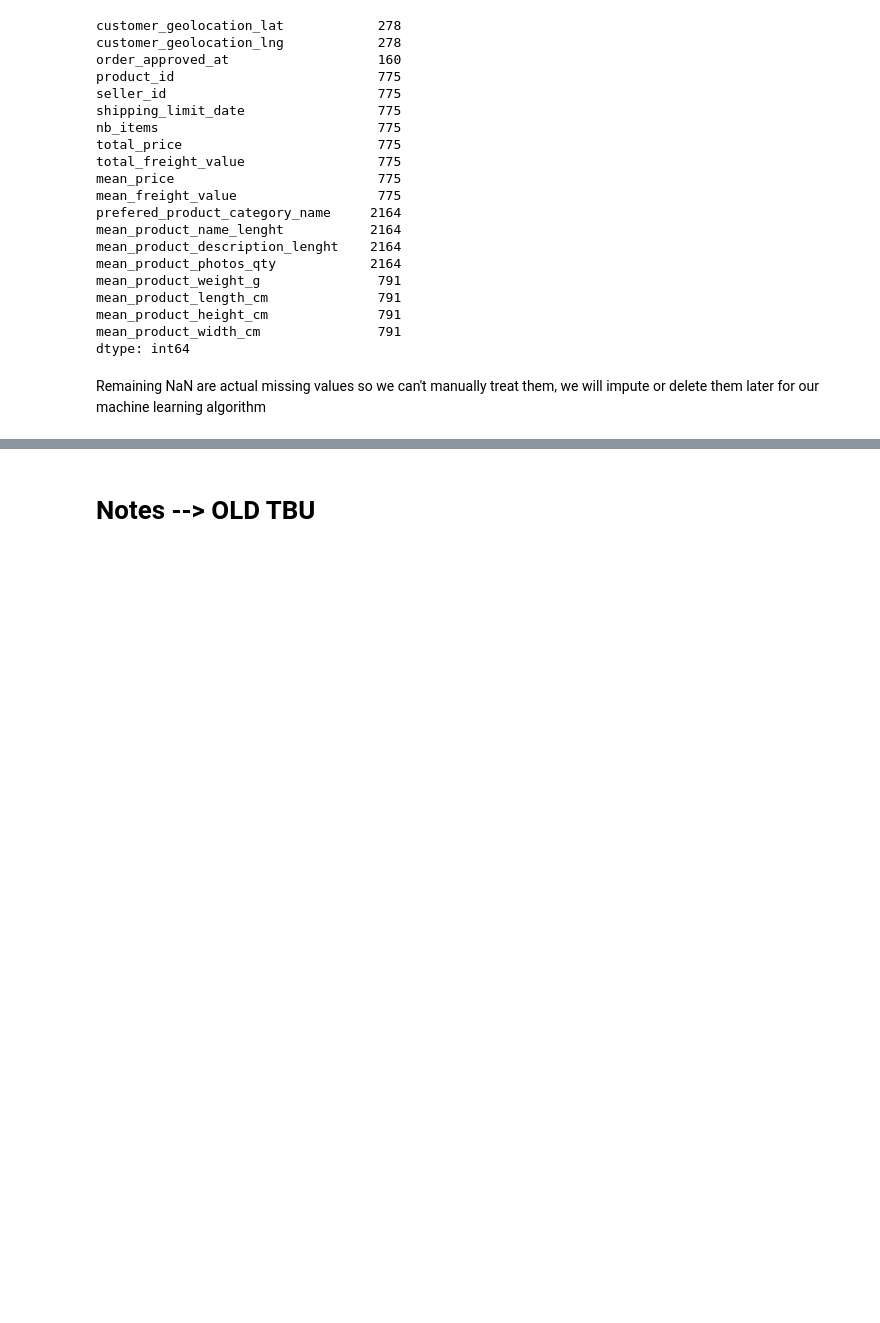
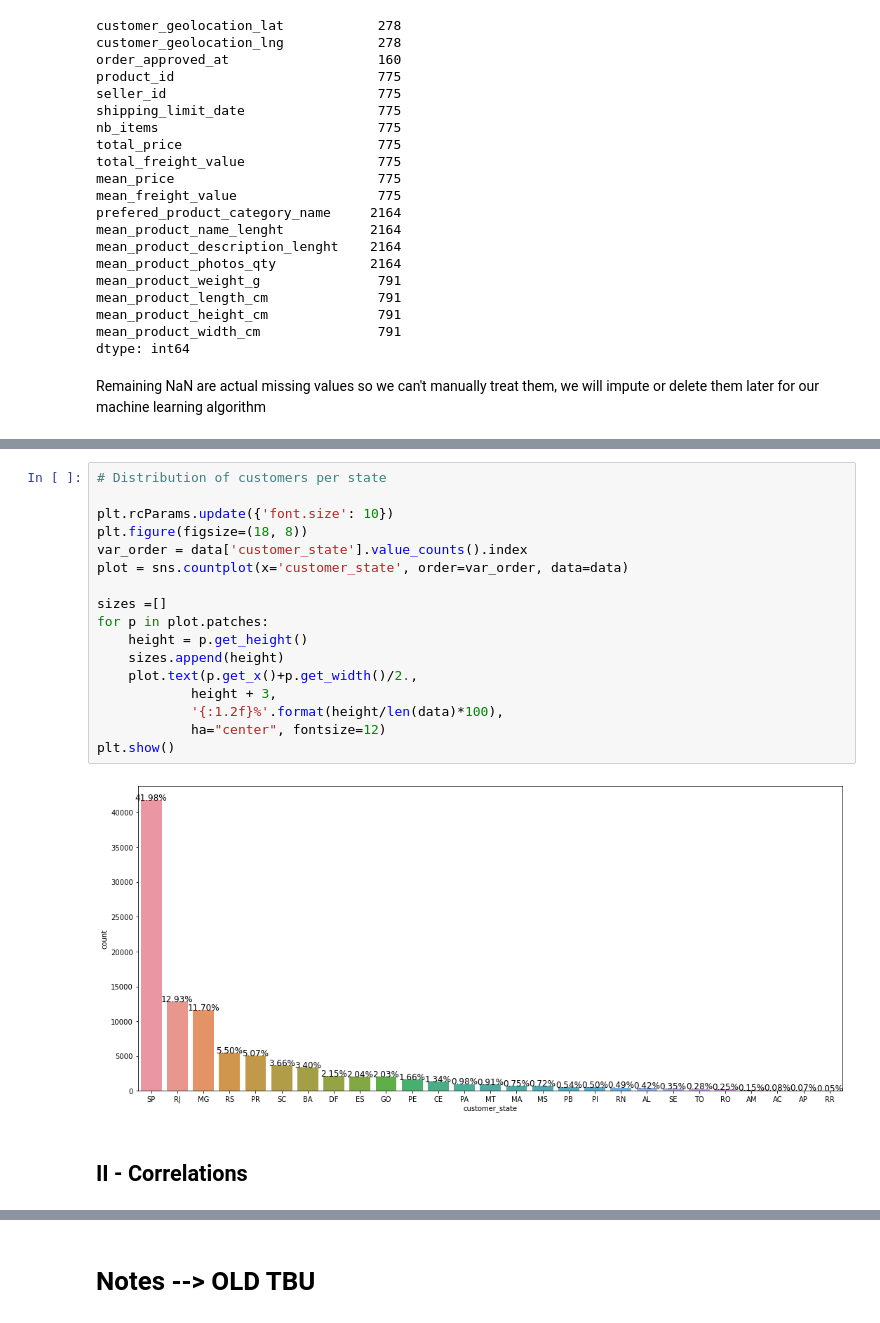
Before and after one commit to RobinPbt/P5-Openclassrooms, a Jupyter notebook: P5_cleaning.ipynb, the cells around one changed output, grey strips where cells are left out. Drawn from its saved outputs; the diff is of its cells as text; blank space fills up the shorter version.

```diff
--- a/P5_cleaning.ipynb
+++ b/P5_cleaning.ipynb
@@ -1466,0 +1436,21 @@ data.to_csv('cleaned_data.csv')
+# %%
+# Distribution of customers per state
+
+plt.rcParams.update({'font.size': 10})
+plt.figure(figsize=(18, 8))
+var_order = data['customer_state'].value_counts().index
+plot = sns.countplot(x='customer_state', order=var_order, data=data)
+
+sizes =[]
+for p in plot.patches:
+    height = p.get_height()
+    sizes.append(height)
+    plot.text(p.get_x()+p.get_width()/2.,
+            height + 3,
+            '{:1.2f}%'.format(height/len(data)*100),
+            ha="center", fontsize=12)
+plt.show()
+# %% [output]
+[figure, added]
+# %% [markdown]
+## II - Correlations <a class="anchor" id="15-bullet"></a>
```
Also changed, not shown: parts of 116 cells of this notebook.
